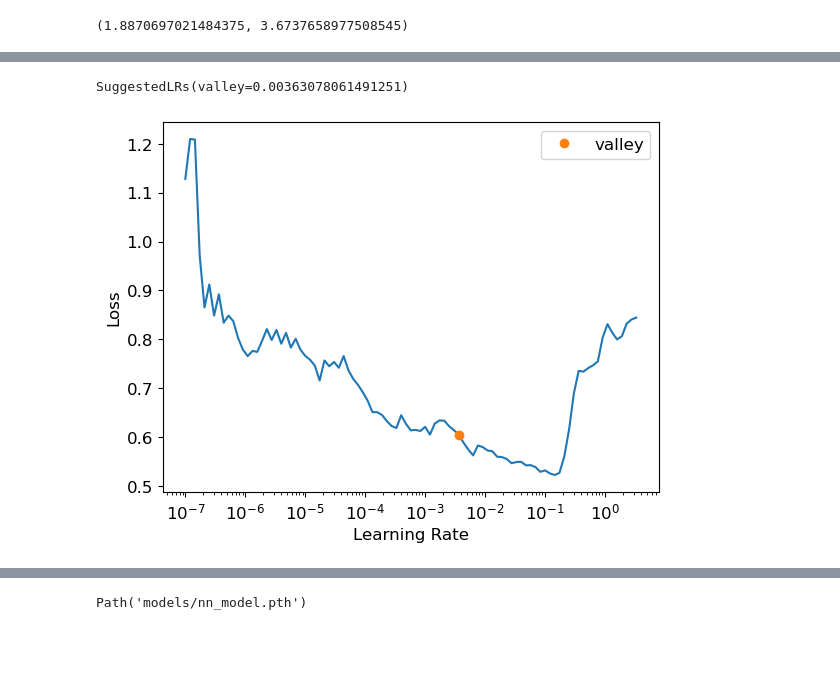
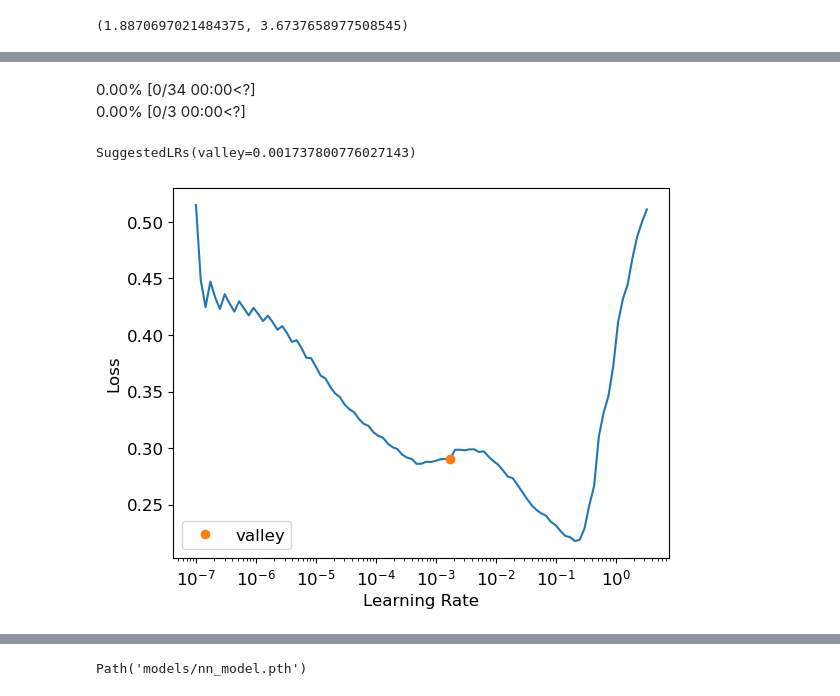
Before and after one commit to ZackLoken/Savanna-Institute-Image-Analysis, a Jupyter notebook: Hazelnut_Biomass/Predicting_Hazelnut_Biomass_from_ImageDerived_CanopyMetrics.ipynb, the cells around one changed output, grey strips where cells are left out. Cells and saved outputs as stored; diff of their text form; code cells hidden in the pictures; blank space fills up the shorter version.

```diff
--- a/Hazelnut_Biomass/Predicting_Hazelnut_Biomass_from_ImageDerived_CanopyMetrics.ipynb
+++ b/Hazelnut_Biomass/Predicting_Hazelnut_Biomass_from_ImageDerived_CanopyMetrics.ipynb
@@ -205,5 +203,5 @@ get_oob(xs_imp)
 # %%
-# now try dropping multiple variables. for each group of redundant variables, remove variable with lowest OOB score.
-to_drop = ['length', 'width']
+# now try dropping multiple variables to see if oob improves
+to_drop = ['diagonal_length','diagonal_width', 'diameter']
 get_oob(xs_imp.drop(to_drop, axis=1))
 # %% [output]
@@ -211,8 +209,7 @@ get_oob(xs_imp.drop(to_drop, axis=1))
 # %%
-# xs_final = xs_imp.drop(to_drop, axis=1)
-# valid_xs_final = valid_xs_imp.drop(to_drop, axis=1)
-xs_final = xs_imp
-valid_xs_final = valid_xs_imp
+xs_final = xs_imp.drop(to_drop, axis=1)
+valid_xs_final = valid_xs_imp.drop(to_drop, axis=1)
+
 
 # save preprocessed data to pickle file
 with open('Hazelnut_Biomass_Data_preProcessed_train.pkl', 'wb') as f:
@@ -265,16 +255,23 @@ df_nn_test = df_test.copy()
+# %%
+df_nn = df.copy()
+df_nn_test = df_test.copy()
+
+# keep only columns in imp_vars plus dependent variable
+df_nn = df_nn[imp_vars + [dependent_variable]]
+df_nn_test = df_nn_test[imp_vars + [dependent_variable]]
 # %%
 cont_nn, cat_nn = cont_cat_split(df_nn, max_card = 9000, dep_var = dependent_variable)
 procs_nn = [Categorify, FillMissing, Normalize]
 to_nn = TabularPandas(df_nn, procs_nn, cat_nn, cont_nn, y_names=dependent_variable, splits = splits)
 # %%
 # set up dataloaders for neural network
-dls = to_nn.dataloaders(2)
+dls = to_nn.dataloaders(8, shuffle=False)
 # %%
 y = to_nn.train.y
 y.min(), y.max()
 # %% [output]
 (1.8870697021484375, 3.6737658977508545)
 # %%
-learn = tabular_learner(dls, y_range=(1, 4), layers=[500,250], n_out=1, loss_func=F.mse_loss)
+learn = tabular_learner(dls, y_range=(1, 4), layers=[1000,500,250,125], n_out=1, loss_func=F.mse_loss)
 learn.lr_find()
 # %% [output]
@@ -282,2 +278,4 @@ learn.lr_find()
+0.00% [0/34 00:00<?]
+0.00% [0/3 00:00<?]
-SuggestedLRs(valley=0.00363078061491251)
+SuggestedLRs(valley=0.001737800776027143)
-[figure, old version]
+[figure, new version]
```
Also changed, not shown: parts of 35 cells of this notebook.
